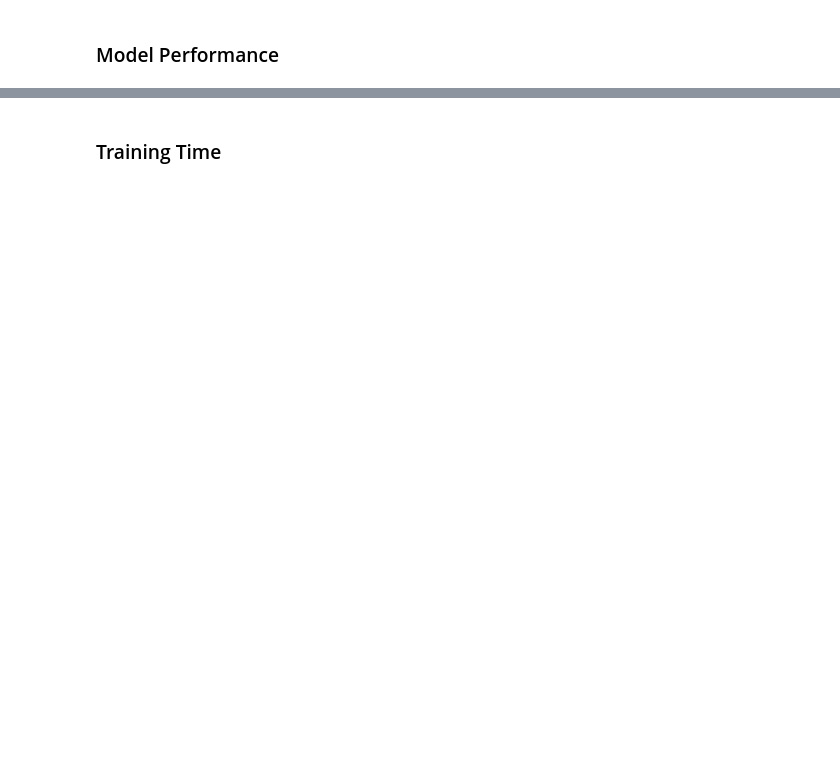
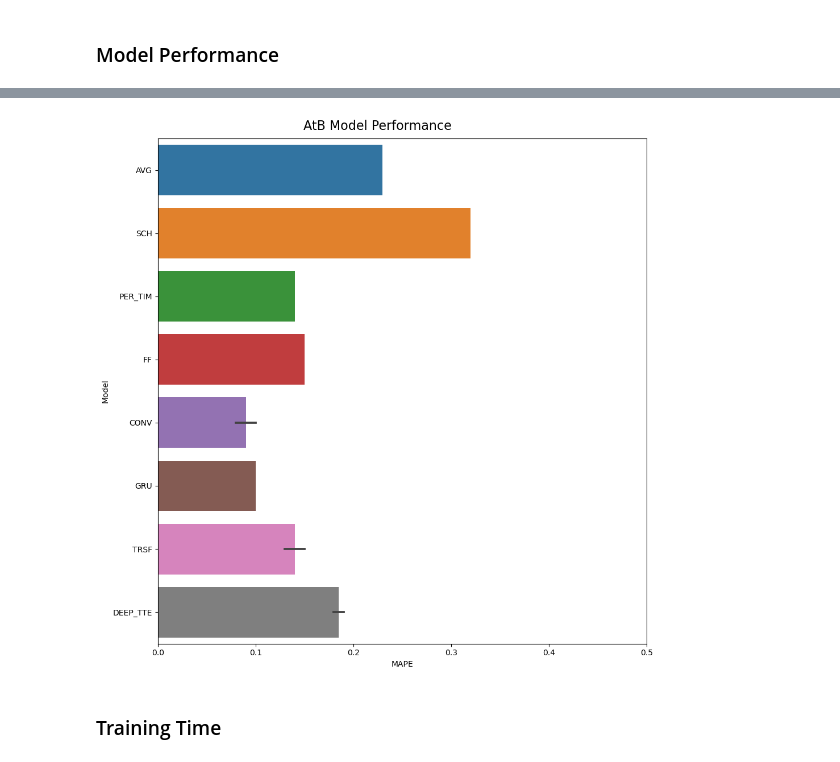
Before and after one commit to zackAemmer/generalizable_travel_times, a Jupyter notebook: src/explore_results.ipynb, the cells around one changed output, grey strips where cells are left out. Drawn from its saved outputs; the diff is of its cells as text; code cells hidden in the pictures; blank space fills up the shorter version.

```diff
--- a/src/explore_results.ipynb
+++ b/src/explore_results.ipynb
@@ -143,13 +149,15 @@ plt.savefig("../plots/model_performances_kcm.png", dpi=1800, bbox_inches='tight'
 # %%
-# plot_data = atb_baseline_df
-# fig, axes = plt.subplots(1,1)
-# fig.set_figheight(10)
-# fig.set_figwidth(10)
-# sns.barplot(plot_data, x="MAPE", y="Model", ax=axes)
-# axes.set_xlim([0, 500])
-# fig.suptitle('AtB Model Performance', fontsize=16)
-# fig.tight_layout()
-# plt.savefig("../plots/model_performances_atb.png", dpi=1800, bbox_inches='tight')
+plot_data = atb_result_df
+fig, axes = plt.subplots(1,1)
+fig.set_figheight(10)
+fig.set_figwidth(10)
+sns.barplot(plot_data, x="MAPE", y="Model", ax=axes)
+axes.set_xlim([0, 0.5])
+fig.suptitle('AtB Model Performance', fontsize=16)
+fig.tight_layout()
+plt.savefig("../plots/model_performances_atb.png", dpi=1800, bbox_inches='tight')
+# %% [output]
+[figure, added]
 # %% [markdown]
 ### Training Time
 # %%
```
Also changed, not shown: parts of 23 cells of this notebook, 3 other files.
